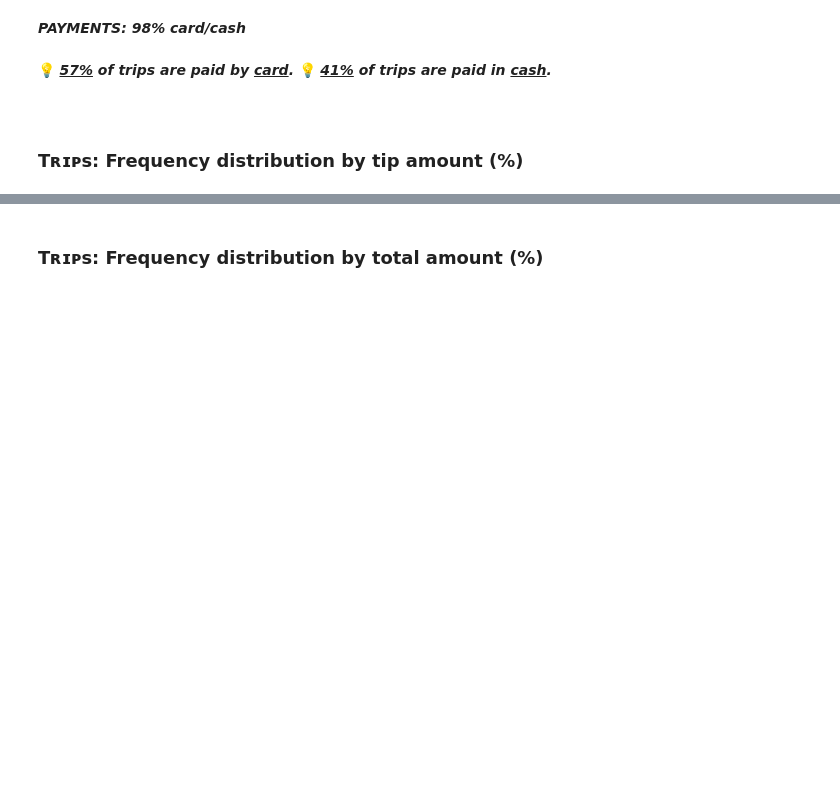
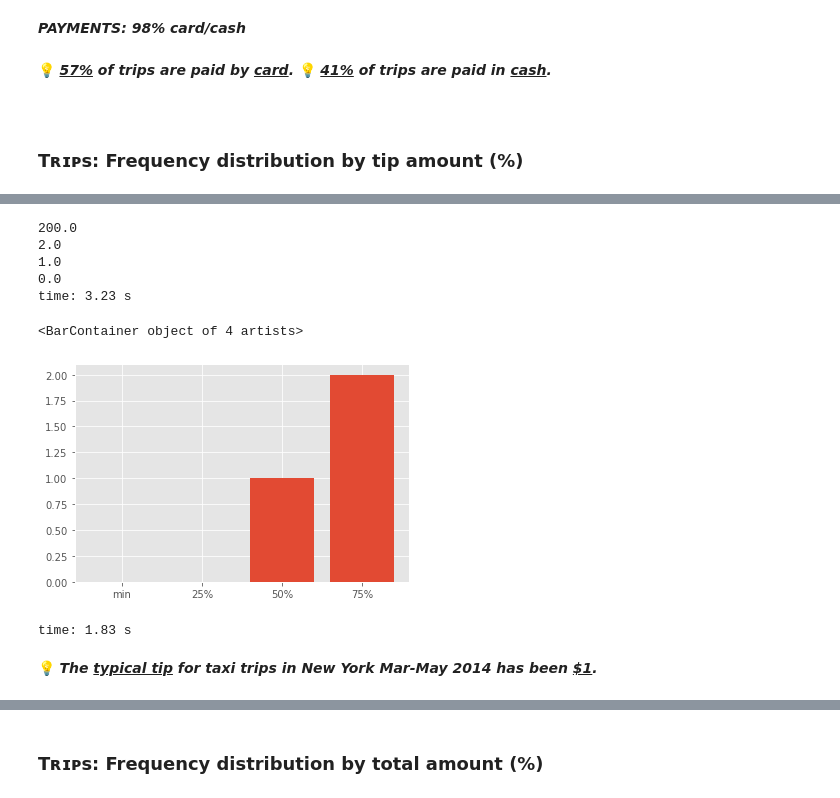
Before and after one commit to isis-santos-costa/99_Challenge, a Jupyter notebook: 99__EDA.ipynb, the cells around one changed output, grey strips where cells are left out. Saved outputs shown, nothing was run; the diff lists cells and outputs as text; code cells hidden in the pictures; blank space fills up the shorter version.

```diff
--- a/99__EDA.ipynb
+++ b/99__EDA.ipynb
@@ -1316,0 +1405,19 @@ time: 21.1 s
+# %%
+print(df['tip_amount'].describe()[7])
+print(df['tip_amount'].describe()[6])
+print(df['tip_amount'].describe()[5])
+print(df['tip_amount'].describe()[4])
+# %% [output]
+200.0
+2.0
+1.0
+0.0
+time: 3.23 s
+# %%
+plt.bar(df['tip_amount'].describe().keys()[3:7], df['tip_amount'].describe()[3:7])
+# %% [output]
+<BarContainer object of 4 artists>
+[figure, added]
+time: 1.83 s
+# %% [markdown]
+💡 <i><b> The <u>typical tip</u> for taxi trips in New York Mar-May 2014 has been <u>$1</u>. </b></i>
```
Also changed, not shown: parts of 41 cells of this notebook.
